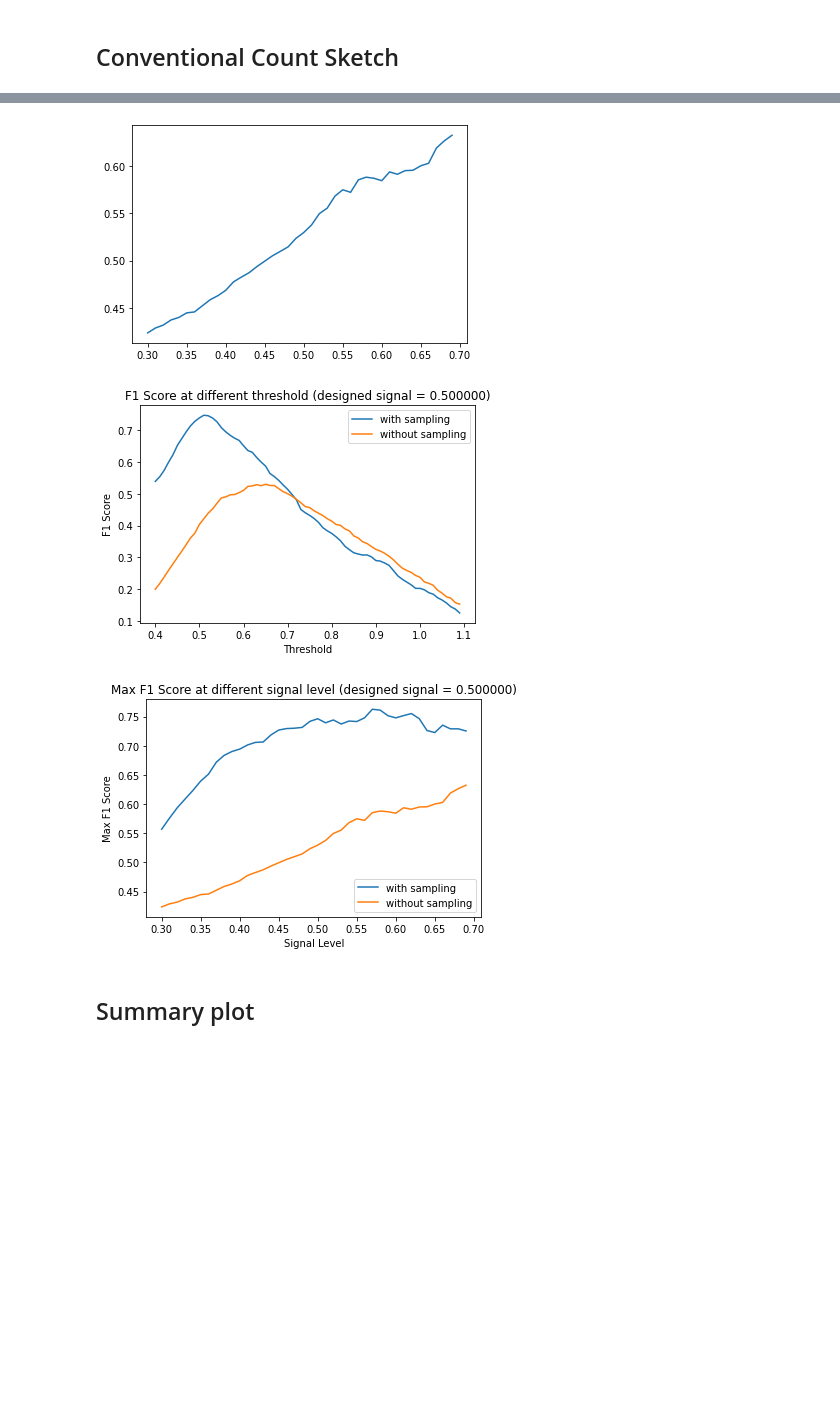
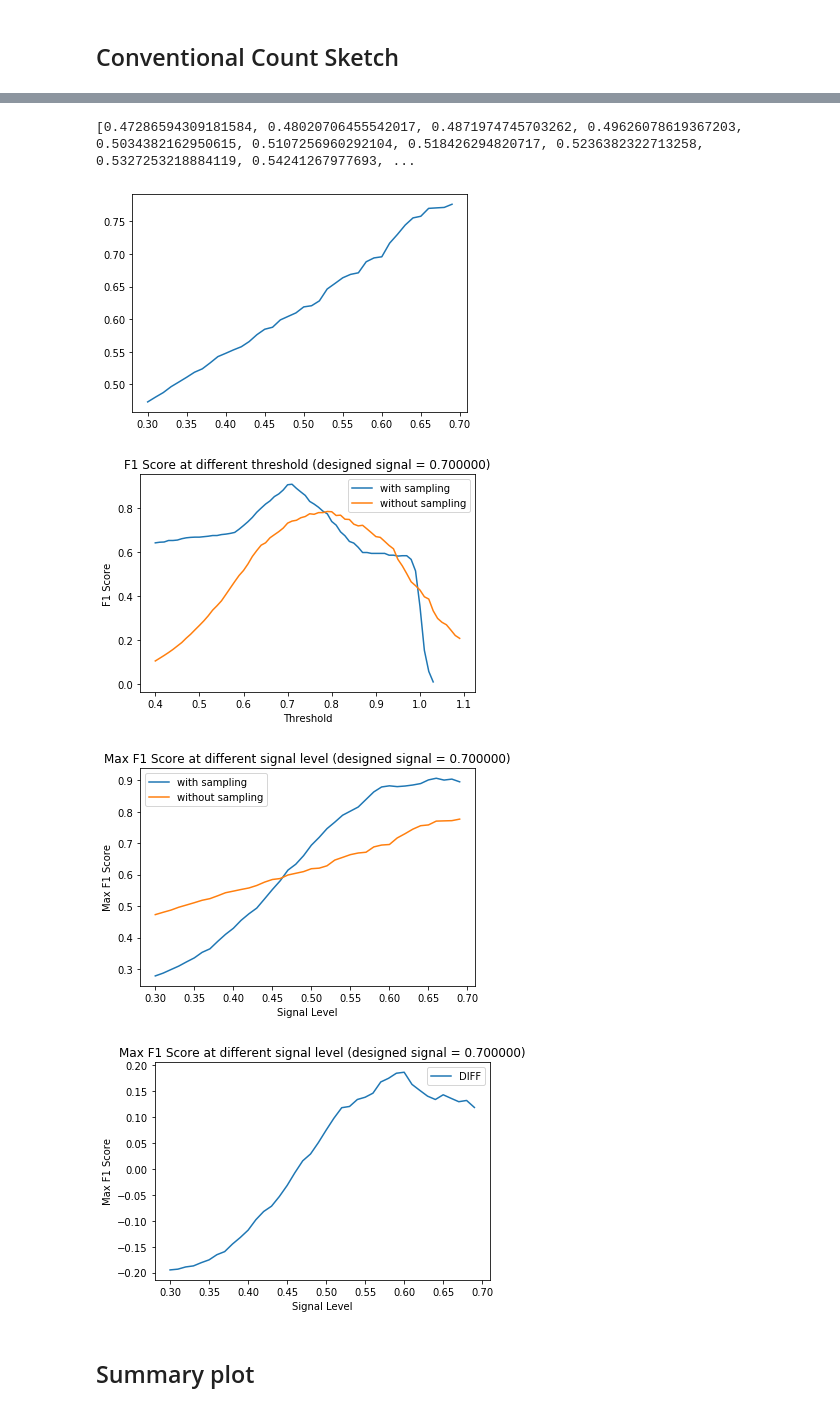
Before and after one commit to apd10/CompressCovariance, a Jupyter notebook: Gisette_experiment.ipynb, the cells around one changed output, grey strips where cells are left out. Cells and saved outputs as stored; diff of their text form; code cells hidden in the pictures; blank space fills up the shorter version.

```diff
--- a/Gisette_experiment.ipynb
+++ b/Gisette_experiment.ipynb
@@ -201,0 +277,5 @@ prob during sampling:  0.14835526005509486
+# %%
+exploration_period = find_best_exploration_period_m2(target_signal, alpha, Tau, n, {"K":k, "R":R}, T, 0.05)
+print("EXPLORATION PERIOD: ", exploration_period)
+theta = find_best_theta(target_signal, alpha, Tau, n, {"K":k, "R":R}, T, exploration_period, 0.15)
+print("THETA: ", theta)
@@ -225,5 +322,5 @@ np.sum(np.abs(cor_off_diag)>0.5), len(cor_off_diag)
 # %%
-data_norm = (data - mean_obs_sample[None,:]) / np.sqrt(var_diag_sample)[None,:]
+data_norm = (data - mean_obs[None,:]) / (np.sqrt(var_diag)[None,:] + 1e-6)
 
 batch_size = 100
 block_end = list(np.arange(exploration_period, NUM_SAMPLES, batch_size)) + [NUM_SAMPLES]
@@ -257,11 +354,13 @@ for i, (start, end) in enumerate(zip(block_start, block_end)):
 
     ##
     sample_threshold = Tau + theta*i/NUM_SAMPLES*batch_size
+
     index_retain = (np.abs(var_off_diag_2) > sample_threshold)
+    print(i,start,end, sample_threshold, np.sum(index_retain))
 
-    if (end==exploration_period) or ((end - block_end[0])  % 200 == 0):
-        print(end, round(sample_threshold, 5), np.sum(index_retain),
-              np.sum(index_retain*(cor_off_diag>target_signal)))
+    #if (end==exploration_period) or ((end - block_end[0])  % 200 == 0):
+    #    print(end, round(sample_threshold, 5), np.sum(index_retain),
+    #          np.sum(index_retain*(cor_off_diag>target_signal)))
 
 
 with open('./gisette/results/CS_estimate(designed signal=%f).pickle' %target_signal, 'wb') as handle:
@@ -307,10 +406,12 @@ for thres in threshold_list:
     precision_list += [precision]
     recall_list += [recall]
 
+F1_score = np.array(F1_score)
+mask = ~ np.isnan(F1_score)
 
-print('Best F1 Score: ', np.max(F1_score))
+print('Best F1 Score: ', np.max(F1_score[mask]))
 
-plt.plot(threshold_list, F1_score)
+plt.plot(threshold_list[mask], F1_score[mask])
 plt.show()
 
 # plt.plot(threshold_list, precision_list)
@@ -323,4 +424,5 @@ plt.show()
 # plt.xlabel('1 - Precision')
 # plt.ylabel('Recall')
 # plt.show()
+print(F1_score[mask])
 # %% [output]
@@ -366,7 +483,7 @@ CS_REP = 5
 sketch = count_sketch(CS_RANGE, CS_REP)
 sketch.clean
 
-data_norm = (data - mean_obs_sample[None,:]) / np.sqrt(var_diag_sample)[None,:]
+data_norm = (data - mean_obs[None,:]) / (np.sqrt(var_diag)[None,:] +  1e-6)
 cor_off_diag = (data_norm.T @ data_norm / NUM_SAMPLES)[np.triu_indices(NUM_FEATURES, k=1)]
 
 for item, mem_id in zip(cor_off_diag, ID):
@@ -434,39 +551,52 @@ for signal in signal_list:
         ## Deviation from the true covariance matrix
         max_F1_score = max(max_F1_score, 2*precision*recall/(precision+recall))
     max_F1_score_list_2 += [max_F1_score]
-
+print(max_F1_score_list_2)
 plt.plot(signal_list, max_F1_score_list_2)
 plt.show()
 
 # with open('./gisette/results/max_F1_score_list(vanilla_CS).pickle', 'wb') as handle:
 #     pickle.dump(max_F1_score_list_2, handle, protocol=pickle.HIGHEST_PROTOCOL)
 # %% [output]
+[0.47286594309181584, 0.48020706455542017, 0.4871974745703262, 0.49626078619367203, 0.5034382162950615, 0.5107256960292104, 0.518426294820717, 0.5236382322713258, 0.5327253218884119, 0.54241267977693, ...
-[figure, old version]
+[figure, new version]
 # %%
 # threshold_list = np.arange(0.3, 1.1, 0.005)
 
 plt.plot(threshold_list, F1_score, label = 'with sampling')
 plt.plot(threshold_list, F1_score_2, label = 'without sampling')
 plt.title('F1 Score at different threshold (designed signal = %f)' %target_signal)
 plt.xlabel('Threshold')
 plt.ylabel('F1 Score')
 plt.legend()
 # plt.savefig('./Figures/Gisette/F1_score_using_different_thresholds(designed signal=%f).png' %target_signal)
 plt.show()
 
 
 
 plt.plot(signal_list, max_F1_score_list, label = 'with sampling')
 plt.plot(signal_list, max_F1_score_list_2, label = 'without sampling')
 plt.title('Max F1 Score at different signal level (designed signal = %f)' %target_signal)
 plt.xlabel('Signal Level')
 plt.ylabel('Max F1 Score')
 plt.legend()
 # plt.savefig('./Figures/Gisette/Max_F1_score_at_different_signal_level(designed signal=%f).png' %target_signal)
 plt.show()
+
+
+
+
+plt.plot(signal_list, np.array(max_F1_score_list) - np.array(max_F1_score_list_2), label = 'DIFF')
+plt.title('Max F1 Score at different signal level (designed signal = %f)' %target_signal)
+plt.xlabel('Signal Level')
+plt.ylabel('Max F1 Score')
+plt.legend()
+# plt.savefig('./Figures/Gisette/Max_F1_score_at_different_signal_level(designed signal=%f).png' %target_signal)
+plt.show()
 # %% [output]
-[figure, old version]
+[figure, new version]
-[figure, old version]
+[figure, new version]
+[figure, added]
 # %% [markdown]
 ## Summary plot
 # %%
```
Also changed, not shown: parts of 15 cells of this notebook, 1 other file.
